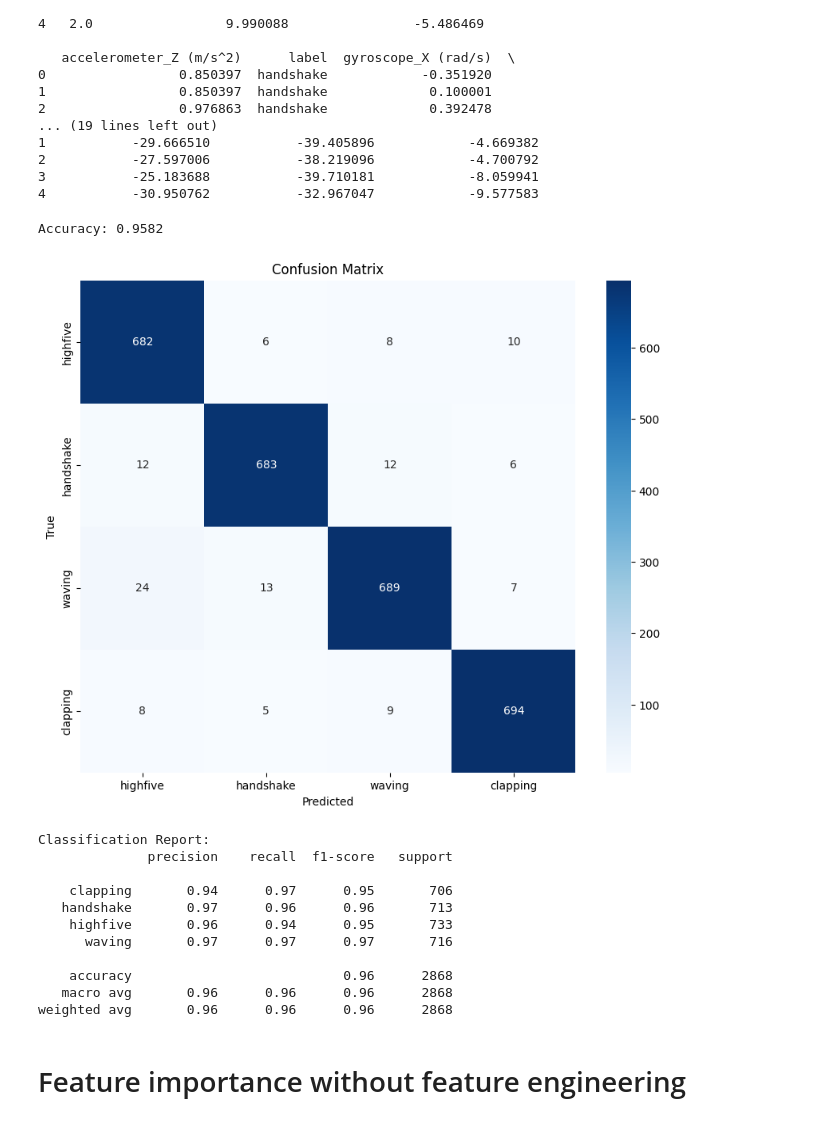
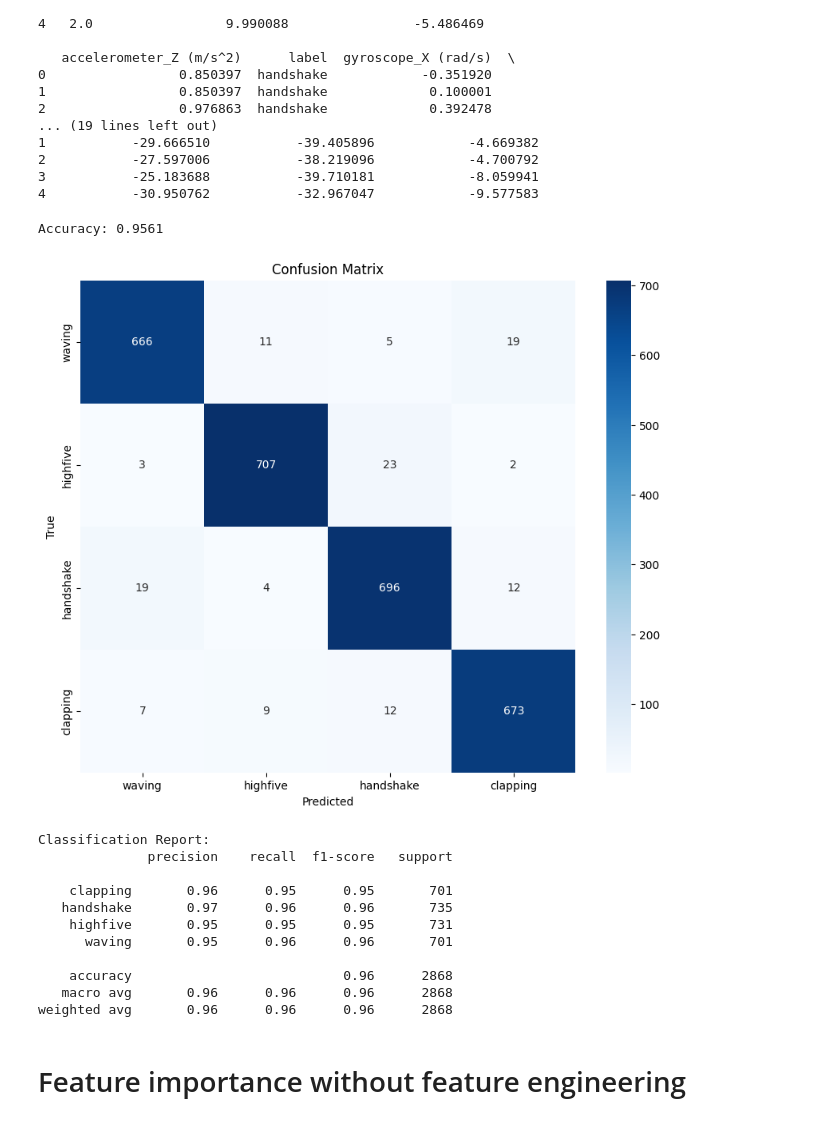
Before and after one commit to priyankvenkat/ml4qs-gesture-recognition, a Jupyter notebook: Combined 80mins/Feature Engineering + RF Model.ipynb, the cells around one changed output. Cells and saved outputs as stored; diff of their text form; code cells hidden in the pictures.

```diff
--- a/Combined 80mins/Feature Engineering + RF Model.ipynb
+++ b/Combined 80mins/Feature Engineering + RF Model.ipynb
@@ -69,41 +71,49 @@ X = combined_data[feature_columns]
 y = combined_data[target]
 # %%
 # Split the data into training and testing sets
-X_train, X_test, y_train, y_test = train_test_split(X, y, test_size=0.3, random_state=24)
+X_train, X_test, y_train, y_test = train_test_split(X, y, test_size=0.3, random_state=7777)
 
 # Initialize and train the Random Forest model
-rf_model = RandomForestClassifier(n_estimators=5, random_state=24)
+rf_model = RandomForestClassifier(
+    n_estimators=9,
+    max_depth=19,
+    min_samples_split=3,
+    min_samples_leaf=7,
+    criterion='log_loss',
+    max_features='log2',
+    random_state=24
+)
 rf_model.fit(X_train, y_train)
 
 # Predict on the test set
 y_pred = rf_model.predict(X_test)
 
 # Evaluate the model
 accuracy = accuracy_score(y_test, y_pred)
 conf_matrix = confusion_matrix(y_test, y_pred)
 class_report = classification_report(y_test, y_pred)
 
 print(f"Accuracy: {accuracy:.4f}")
 # Plot the confusion matrix with nicer formatting
 plt.figure(figsize=(10, 8))
 sns.heatmap(conf_matrix, annot=True, fmt='d', cmap='Blues', xticklabels=set(y), yticklabels=set(y))
 plt.xlabel('Predicted')
 plt.ylabel('True')
 plt.title('Confusion Matrix')
 plt.show()
 
 print("Classification Report:")
 print(class_report)
 # %% [output]
-Accuracy: 0.9582
+Accuracy: 0.9561
-[figure, old version]
+[figure, new version]
 Classification Report:
               precision    recall  f1-score   support
 
-    clapping       0.94      0.97      0.95       706
-   handshake       0.97      0.96      0.96       713
-    highfive       0.96      0.94      0.95       733
-      waving       0.97      0.97      0.97       716
+    clapping       0.96      0.95      0.95       701
+   handshake       0.97      0.96      0.96       735
+    highfive       0.95      0.95      0.95       731
+      waving       0.95      0.96      0.96       701
 
     accuracy                           0.96      2868
    macro avg       0.96      0.96      0.96      2868
```
Also changed, not shown: parts of 10 cells of this notebook.
